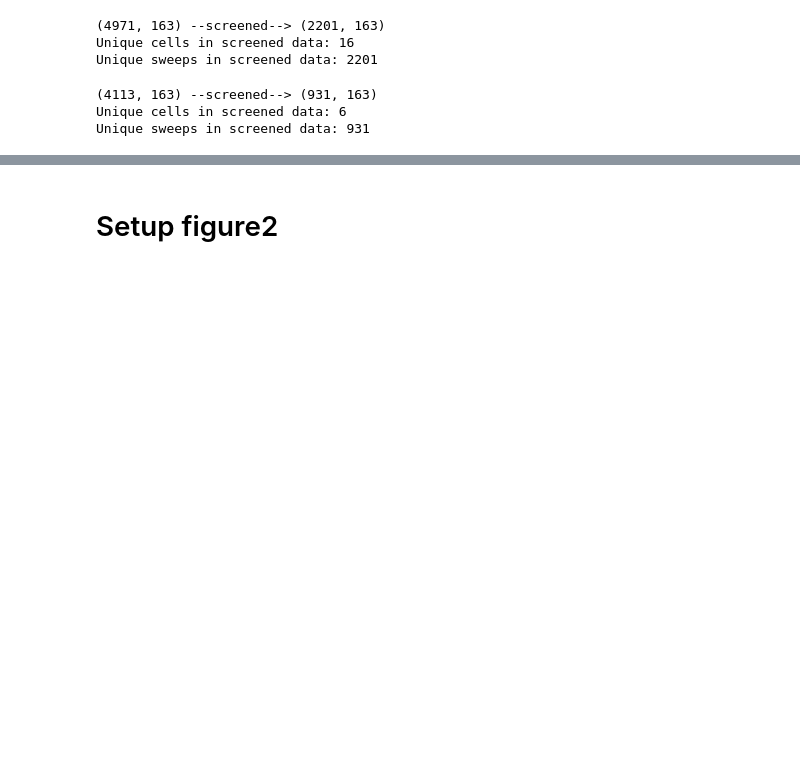
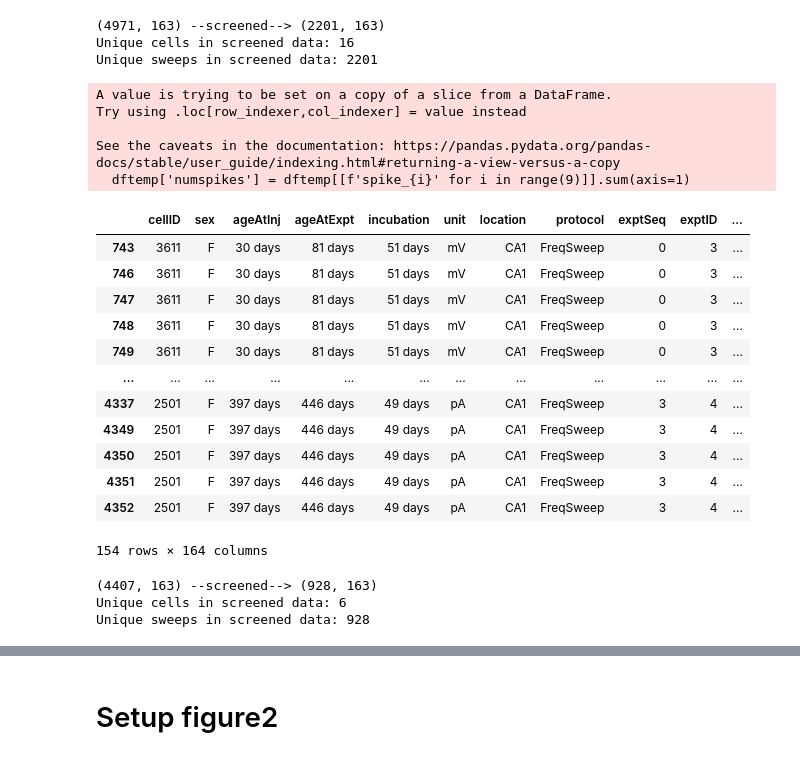
Before and after one commit to AdityaAsopa/Analysis, a Jupyter notebook: Figure2.ipynb, the cells around one changed output, grey strips where cells are left out. Drawn from its saved outputs; the diff is of its cells as text; code cells hidden in the pictures; blank space fills up the shorter version.

```diff
--- a/Figure2.ipynb
+++ b/Figure2.ipynb
@@ -119,6 +126,29 @@ np.savetxt(data_path_FS / "Figure2_screened_trialIDs_CC_FS.txt", screened_cc_tri
 (4971, 163) --screened--> (2201, 163)
 Unique cells in screened data: 16
 Unique sweeps in screened data: 2201
+# %%
+dftemp = xc_FS_shortdf_slice[(xc_FS_shortdf_slice['clampMode']=='CC')]
+dftemp['numspikes'] = dftemp[[f'spike_{i}' for i in range(9)]].sum(axis=1)
+dftemp[(dftemp['AP']==1) ]
+# %% [output]
+A value is trying to be set on a copy of a slice from a DataFrame.
+Try using .loc[row_indexer,col_indexer] = value instead
+
+See the caveats in the documentation: https://pandas.pydata.org/pandas-docs/stable/user_guide/indexing.html#returning-a-view-versus-a-copy
+  dftemp['numspikes'] = dftemp[[f'spike_{i}' for i in range(9)]].sum(axis=1)
+|  | cellID | sex | ageAtInj | ageAtExpt | incubation | unit | location | protocol | exptSeq | exptID | ... |
+| 743 | 3611 | F | 30 days | 81 days | 51 days | mV | CA1 | FreqSweep | 0 | 3 | ... |
+| 746 | 3611 | F | 30 days | 81 days | 51 days | mV | CA1 | FreqSweep | 0 | 3 | ... |
+| 747 | 3611 | F | 30 days | 81 days | 51 days | mV | CA1 | FreqSweep | 0 | 3 | ... |
+| 748 | 3611 | F | 30 days | 81 days | 51 days | mV | CA1 | FreqSweep | 0 | 3 | ... |
+| 749 | 3611 | F | 30 days | 81 days | 51 days | mV | CA1 | FreqSweep | 0 | 3 | ... |
+| ... | ... | ... | ... | ... | ... | ... | ... | ... | ... | ... | ... |
+| 4337 | 2501 | F | 397 days | 446 days | 49 days | pA | CA1 | FreqSweep | 3 | 4 | ... |
+| 4349 | 2501 | F | 397 days | 446 days | 49 days | pA | CA1 | FreqSweep | 3 | 4 | ... |
+| 4350 | 2501 | F | 397 days | 446 days | 49 days | pA | CA1 | FreqSweep | 3 | 4 | ... |
+| 4351 | 2501 | F | 397 days | 446 days | 49 days | pA | CA1 | FreqSweep | 3 | 4 | ... |
+| 4352 | 2501 | F | 397 days | 446 days | 49 days | pA | CA1 | FreqSweep | 3 | 4 | ... |
+154 rows × 164 columns
 # %%
 # VC data screening based on dataflag_fields
 vc_FS_shortdf_slice = vc_FS_shortdf[
@@ -143,11 +173,11 @@ print(f"Unique sweeps in screened data: {vc_FS_shortdf_slice['trialID'].nunique(
 
 # save the screened trialIDs
 # save trial IDs as a numpy array text file, all trialID are strings
-np.savetxt(data_path_FS / "Figure2_screened_trialIDs_VC_FS.txt", screened_vc_trialIDs, fmt='%s')
+np.savetxt(paper_figure_export_location / "Figure2_screened_trialIDs_VC_FS.txt", screened_vc_trialIDs, fmt='%s')
 # %% [output]
-(4113, 163) --screened--> (931, 163)
+(4407, 163) --screened--> (928, 163)
 Unique cells in screened data: 6
-Unique sweeps in screened data: 931
+Unique sweeps in screened data: 928
 # %%
 # combine short dataframes slice and delete the original ones
 xc_FS_shortdf_slice = pd.concat([cc_FS_shortdf_slice, vc_FS_shortdf_slice], axis=0)
```
Also changed, not shown: parts of 17 cells of this notebook, 19 other files.
